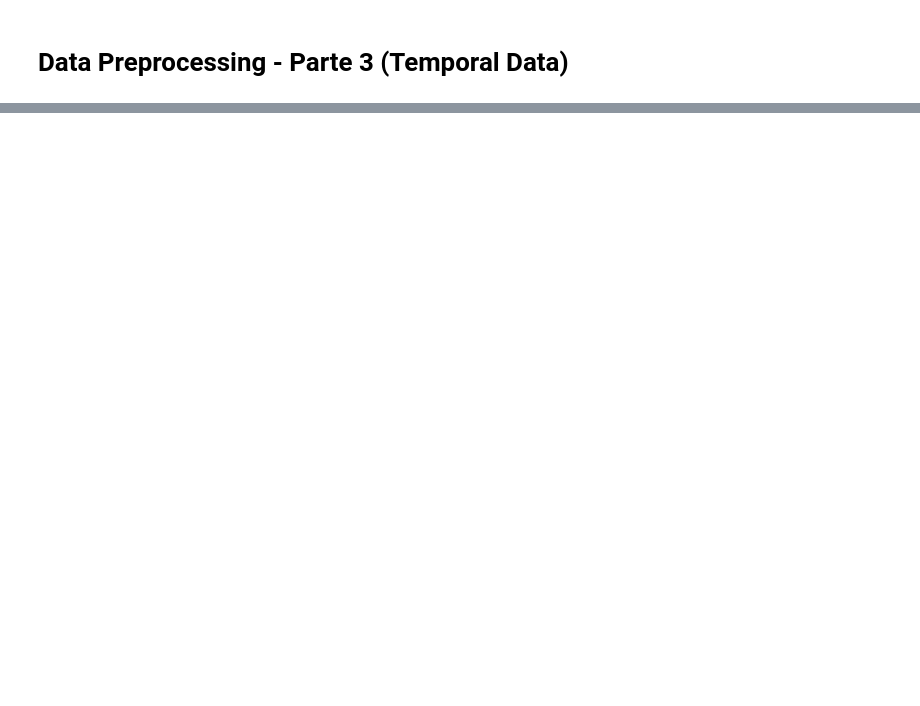
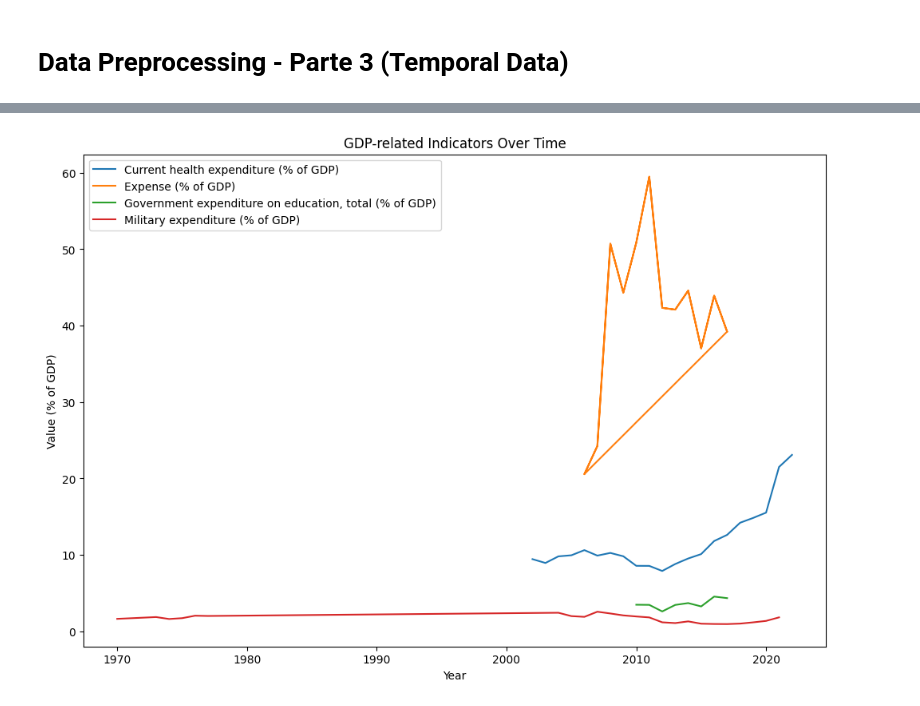
Before and after one commit to group-pi-dataviz/group-pi-dataviz.github.io, a Jupyter notebook: scripts/data_prepocessing_parte3.ipynb, the cells around one changed output, grey strips where cells are left out. Cells and saved outputs as stored; diff of their text form; code cells hidden in the pictures; blank space fills up the shorter version.

```diff
--- a/scripts/data_prepocessing_parte3.ipynb
+++ b/scripts/data_prepocessing_parte3.ipynb
@@ -20,0 +108,11 @@ data.head()
+# %%
+# Selecting only the unique indicators that contain the phrase '(% of GDP)'
+gdp_indicators = [indicator for indicator in unique_indicators if '(% of GDP)' in indicator]
+print("Indicators related to GDP:")
+for indicator in gdp_indicators:
+    print(indicator)
+
+my_gdp_indicators = ['Current health expenditure (% of GDP)',
+                     'Expense (% of GDP)',
+                     'Government expenditure on education, total (% of GDP)',
+                     'Military expenditure (% of GDP)']
@@ -20,0 +165,14 @@ data.head()
+# %%
+# line plot with all the gdp indicators in my_gdp_indicators
+plt.figure(figsize=(12, 8))
+for indicator in my_gdp_indicators:
+    indicator_data = data[data['Indicator Name'] == indicator]
+    plt.plot(indicator_data['Year'], indicator_data['Value'], label=indicator)
+
+plt.xlabel('Year')
+plt.ylabel('Value (% of GDP)')
+plt.title('GDP-related Indicators Over Time')
+plt.legend()
+plt.show()
+# %% [output]
+[figure, added]
```
Also changed, not shown: parts of 13 cells of this notebook, 4 other files.
